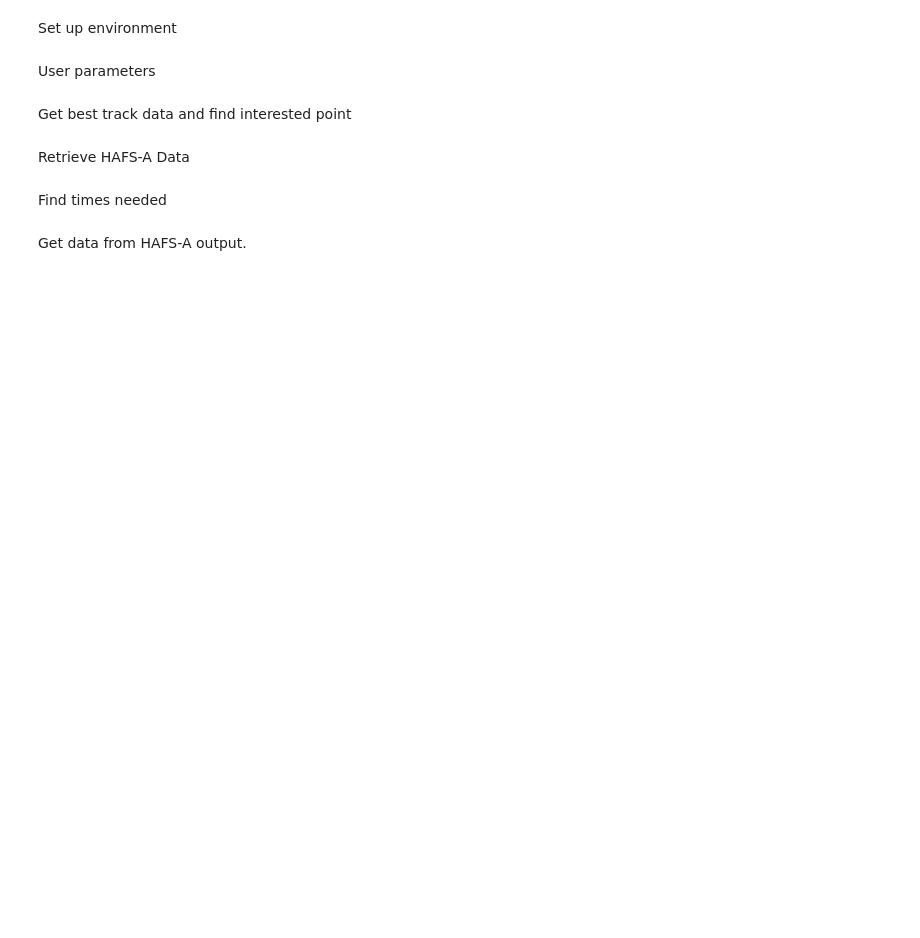
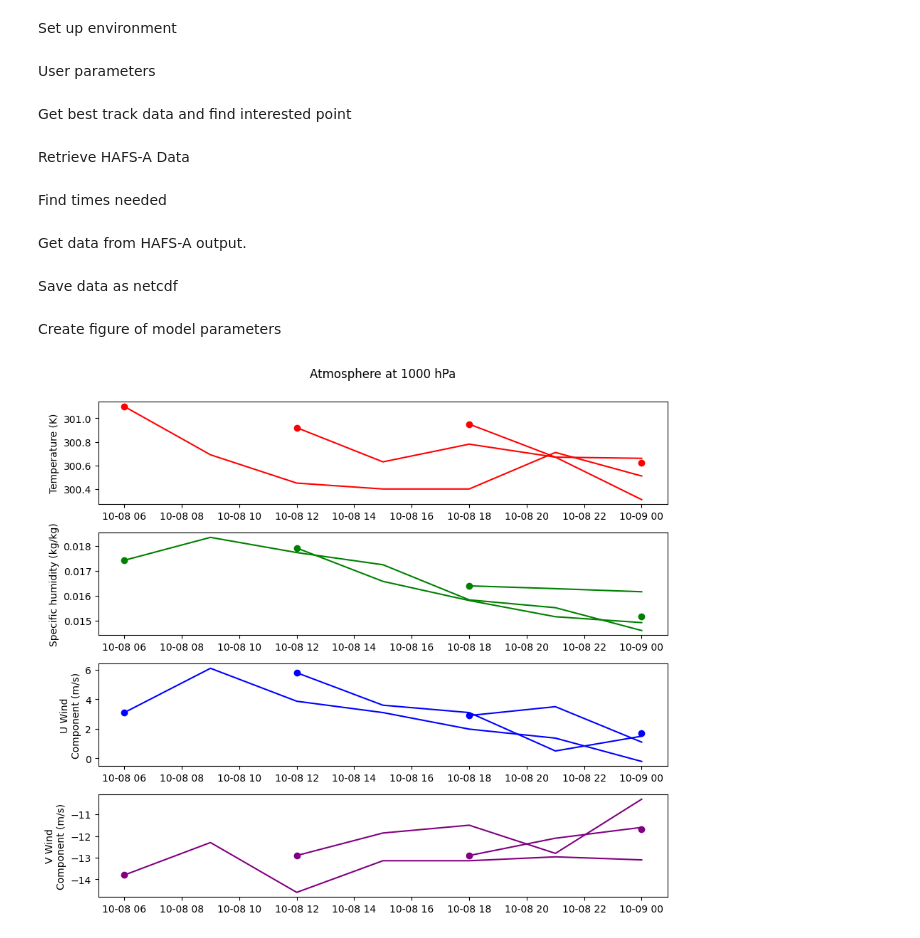
Before and after one commit to SeanBarnier/HAFS_Air-Sea, a Jupyter notebook: HAFSA_ocean-atmosphere.ipynb, the cells around one changed output. Cells and saved outputs as stored; diff of their text form; code cells hidden in the pictures; blank space fills up the shorter version.

Commit message:
Changed from wget to aria2 for faster downloads; Created figures of model parameters; Tried to save data as NetCDF (unfinished).

```diff
--- a/HAFSA_ocean-atmosphere.ipynb
+++ b/HAFSA_ocean-atmosphere.ipynb
@@ -32,6 +36,9 @@ daysBefore = 1 #Days before the focal point
 daysAfter = 2 #Days after focal point
 
 figureSuffix = "_RI"
+# %%
+atmTop = 750 # in hPa
+oceBottom = 530 # In m below surface.
 # %% [markdown]
 Get best track data and find interested point
 # %%
@@ -86,20 +83,4 @@ atmFiles = []
 atm = {}
 oceFiles = []
 oce = {}
-# %%
-atmLayers = [1000, 925, 850, 700, 500] # in hPa
-oceLayers = [12.825, 24.895, 48.33, 98.75, 202.150] # In m. Values are directly from file. I don't know what these should be.
-# %%
-import xarray as xr
-oceURL = "https://noaa-nws-hafs-pds.s3.amazonaws.com/hfsa/20241007/00/14l.2024100700.hfsa.mom6.f000.nc"
-oceFile = "oce_20241007_00_f000.nc"
-!wget -O {oceFile} {oceURL}
-oceData = xr.open_dataset(oceFile, decode_times=False)
-oceData
-# %%
-atmURL = "https://noaa-nws-hafs-pds.s3.amazonaws.com/hfsa/20241007/12/14l.2024100712.hfsa.storm.atm.f000.grb2"
-atmFile = "atm_20241007_12_f000.grb2"
-#!wget -O {atmFile} {atmURL}
-atmData = xr.open_dataset(atmFile, engine="cfgrib", decode_timedelta=True, filter_by_keys={'stepType': 'instant', 'typeOfLevel': 'isobaricInhPa'})
-atmData
 # %%
@@ -157,3 +148,5 @@ for init, validList in fcastTimes.items():
 atm
 # %%
 oce
+# %% [markdown]
+Save data as netcdf
@@ -159,0 +204,37 @@ oce
+# %% [markdown]
+Create figure of model parameters
+# %%
+atmFig = plt.figure(figsize=(10,8))
+tAx = atmFig.add_axes([0.1, 0.74, 0.8, 0.18])
+qAx = atmFig.add_axes([0.1, 0.51, 0.8, 0.18])
+uAx = atmFig.add_axes([0.1, 0.28, 0.8, 0.18])
+vAx = atmFig.add_axes([0.1, 0.05, 0.8, 0.18])
+
+atmLevel = 1000.0
+for runTime, run in zip(atm.keys(), atm.values()):
+  time = run.keys()
+  t = [atm[runTime][timestep][atmLevel]["T"] for timestep in time]
+  q = [atm[runTime][timestep][atmLevel]["q"] for timestep in time]
+  u = [atm[runTime][timestep][atmLevel]["u"] for timestep in time]
+  v = [atm[runTime][timestep][atmLevel]["v"] for timestep in time]
+
+  tAx.plot(time, t, color="red")
+  qAx.plot(time, q, color="green")
+  uAx.plot(time, u, color="blue")
+  vAx.plot(time, v, color="purple")
+
+tAx.scatter(atm.keys(), [atm[runTime][runTime][atmLevel]["T"] for runTime in atm.keys()], color="red")
+qAx.scatter(atm.keys(), [atm[runTime][runTime][atmLevel]["q"] for runTime in atm.keys()], color="green")
+uAx.scatter(atm.keys(), [atm[runTime][runTime][atmLevel]["u"] for runTime in atm.keys()], color="blue")
+vAx.scatter(atm.keys(), [atm[runTime][runTime][atmLevel]["v"] for runTime in atm.keys()], color="purple")
+
+tAx.set_ylabel("Temperature (K)")
+qAx.set_ylabel("Specific humidity (kg/kg)")
+uAx.set_ylabel("U Wind\nComponent (m/s)")
+vAx.set_ylabel("V Wind\nComponent (m/s)")
+
+atmFig.suptitle(f"Atmosphere at {int(atmLevel)} hPa")
+plt.savefig(f"atmParameters_{int(atmLevel)}hPa{figureSuffix}.png")
+plt.show()
+# %% [output]
+[figure, added]
```
Also changed, not shown: parts of 14 cells of this notebook.
